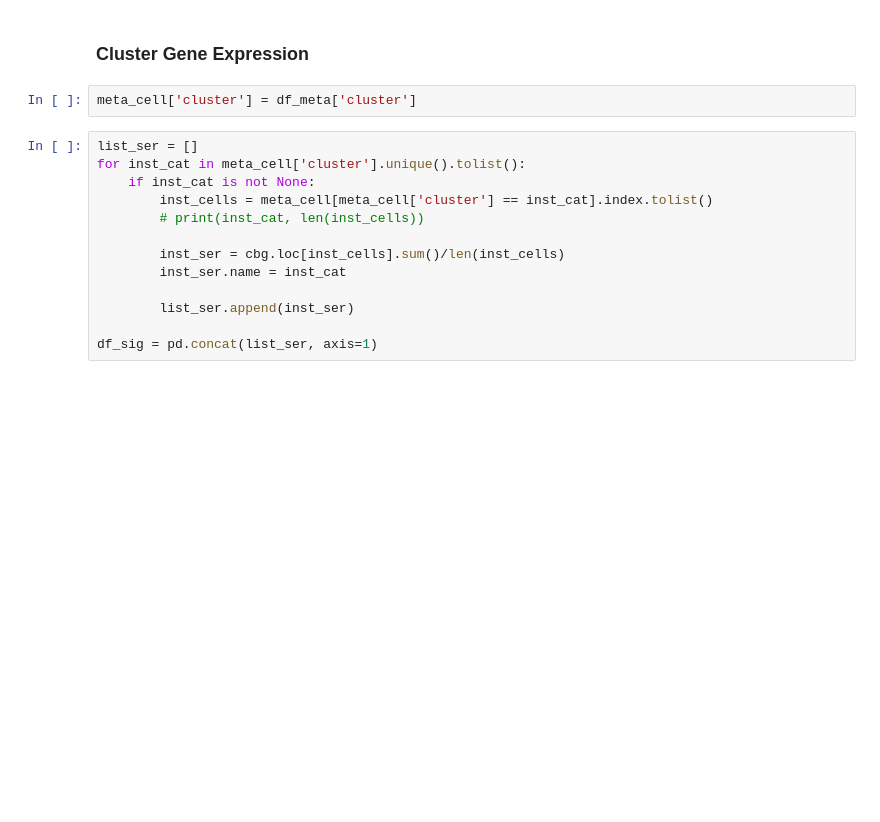
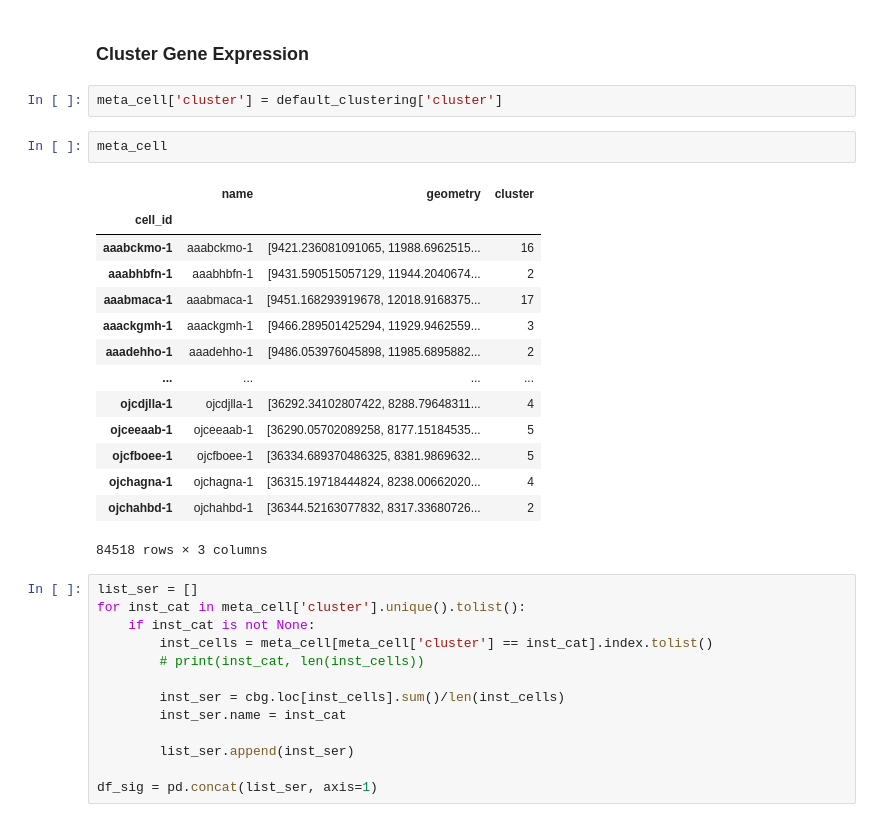
Before and after one commit to broadinstitute/celldega, a Jupyter notebook: notebooks/Pre-process_Xenium_V1_hBoneMarrow_nondiseased_section_outs.ipynb, the cells around one changed output. Drawn from its saved outputs; the diff is of its cells as text; blank space fills up the shorter version.

```diff
--- a/notebooks/Pre-process_Xenium_V1_hBoneMarrow_nondiseased_section_outs.ipynb
+++ b/notebooks/Pre-process_Xenium_V1_hBoneMarrow_nondiseased_section_outs.ipynb
@@ -371,7 +367,24 @@ print(max_pyramid_zoom)
 # %% [markdown]
 ### Cluster Gene Expression
 # %%
-meta_cell['cluster'] = df_meta['cluster']
+meta_cell['cluster'] = default_clustering['cluster']
+# %%
+meta_cell
+# %% [output]
+|  | name | geometry | cluster |
+| cell_id |  |  |  |
+| aaabckmo-1 | aaabckmo-1 | [9421.236081091065, 11988.6962515... | 16 |
+| aaabhbfn-1 | aaabhbfn-1 | [9431.590515057129, 11944.2040674... | 2 |
+| aaabmaca-1 | aaabmaca-1 | [9451.168293919678, 12018.9168375... | 17 |
+| aaackgmh-1 | aaackgmh-1 | [9466.289501425294, 11929.9462559... | 3 |
+| aaadehho-1 | aaadehho-1 | [9486.053976045898, 11985.6895882... | 2 |
+| ... | ... | ... | ... |
+| ojcdjlla-1 | ojcdjlla-1 | [36292.34102807422, 8288.79648311... | 4 |
+| ojceeaab-1 | ojceeaab-1 | [36290.05702089258, 8177.15184535... | 5 |
+| ojcfboee-1 | ojcfboee-1 | [36334.689370486325, 8381.9869632... | 5 |
+| ojchagna-1 | ojchagna-1 | [36315.19718444824, 8238.00662020... | 4 |
+| ojchahbd-1 | ojchahbd-1 | [36344.52163077832, 8317.33680726... | 2 |
+84518 rows × 3 columns
 # %%
 list_ser = []
 for inst_cat in meta_cell['cluster'].unique().tolist():
```
Also changed, not shown: parts of 9 cells of this notebook, 2 other files.
